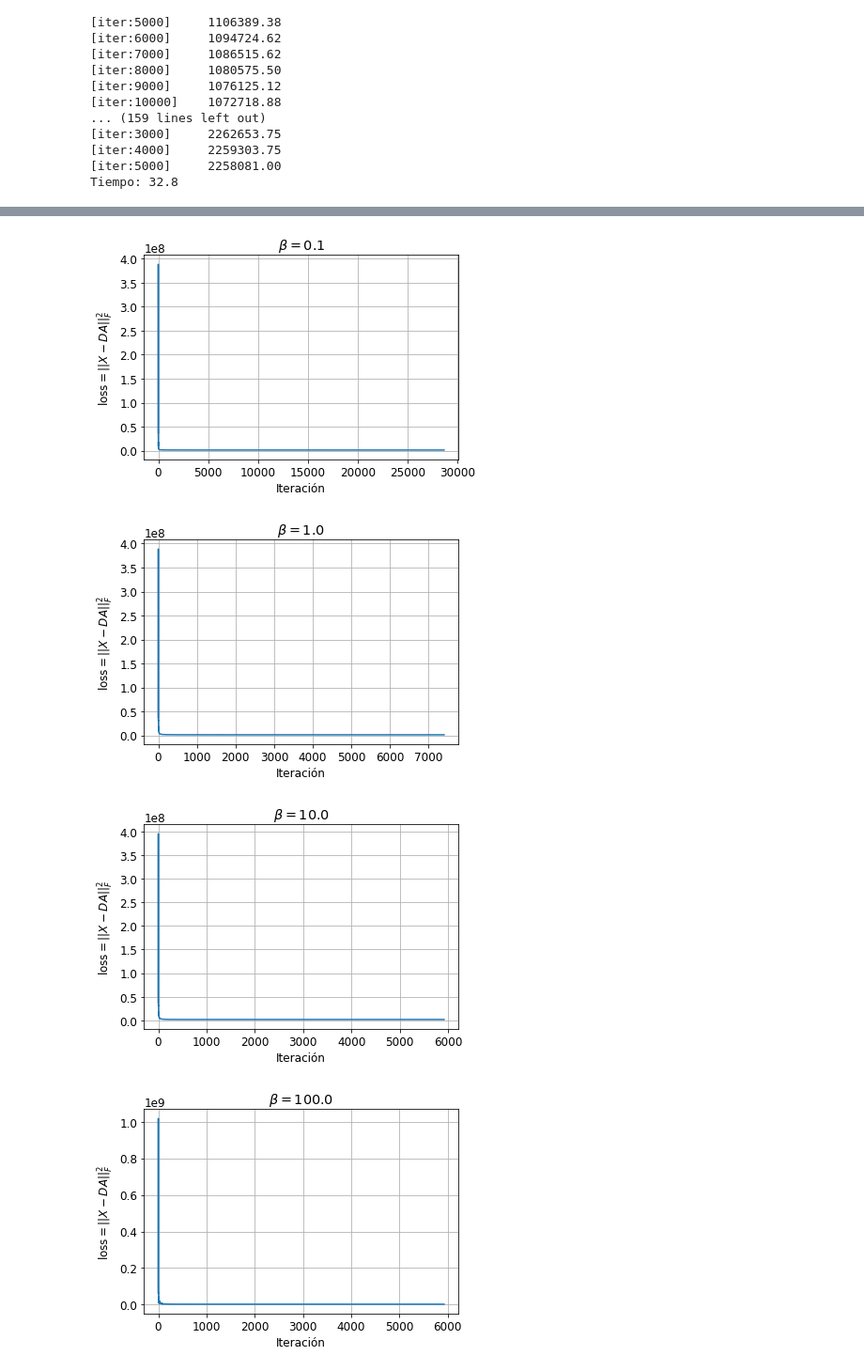
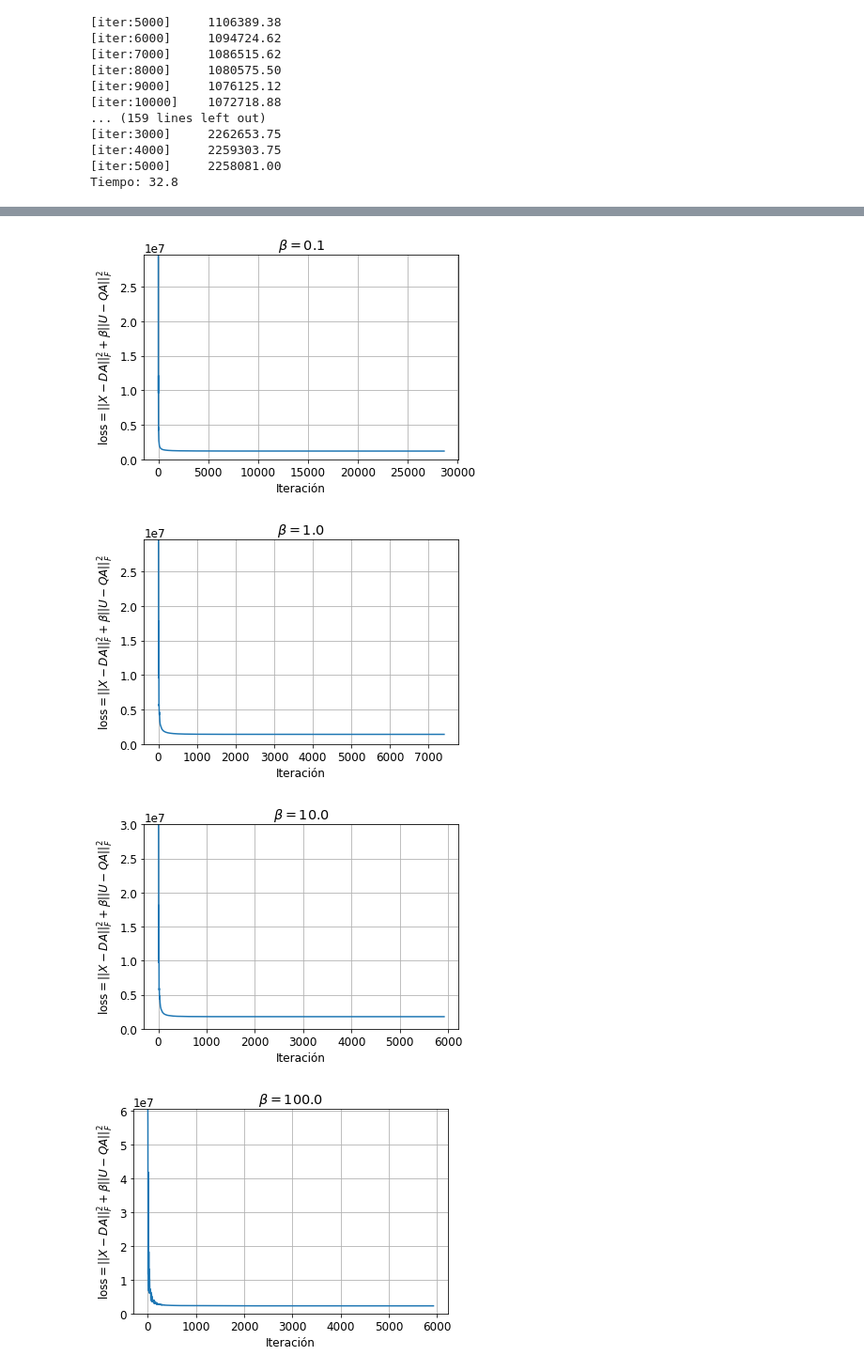
Before and after one commit to camilomarino/Obligatorios_TAO_2020, a Jupyter notebook: ProyectoFinal/Solve_regularization.ipynb, the cells around one changed output, grey strips where cells are left out. Shown at 94% size. Drawn from its saved outputs; the diff is of its cells as text; code cells hidden in the pictures.

```diff
--- a/ProyectoFinal/Solve_regularization.ipynb
+++ b/ProyectoFinal/Solve_regularization.ipynb
@@ -100,6 +100,9 @@ from utils import plot_loss
 for (_, A), (beta,loss) in zip(A_s2k.items(), losses_s2k.items()):
     loss = np.array(loss)
     np.save(f'arrays/A_s2k_reg_{beta}.npy', A)
-    np.save('arrays/losses_s2k_reg_{beta}.npy', loss)
-    plot_loss(loss, title=rf'$\beta={beta}$')
+    np.save(f'arrays/losses_s2k_reg_{beta}.npy', loss)
+    plot_loss(loss, title=rf'$\beta={beta}$',
+              ylabel=r'loss$={||X-DA||_F^2+\beta||U-QA||_F^2}$')
+    plt.ylim((0, loss[6]))
+    plt.savefig(f'images/loss_s2k_reg_{beta}.png')
 # %% [output]
@@ -108,4 +111,4 @@ for (_, A), (beta,loss) in zip(A_s2k.items(), losses_s2k.items()):
-[figure, old version]
+[figure, new version]
-[figure, old version]
+[figure, new version]
-[figure, old version]
+[figure, new version]
-[figure, old version]
+[figure, new version]
```
Also changed, not shown: parts of 2 cells of this notebook, 53 other files.
